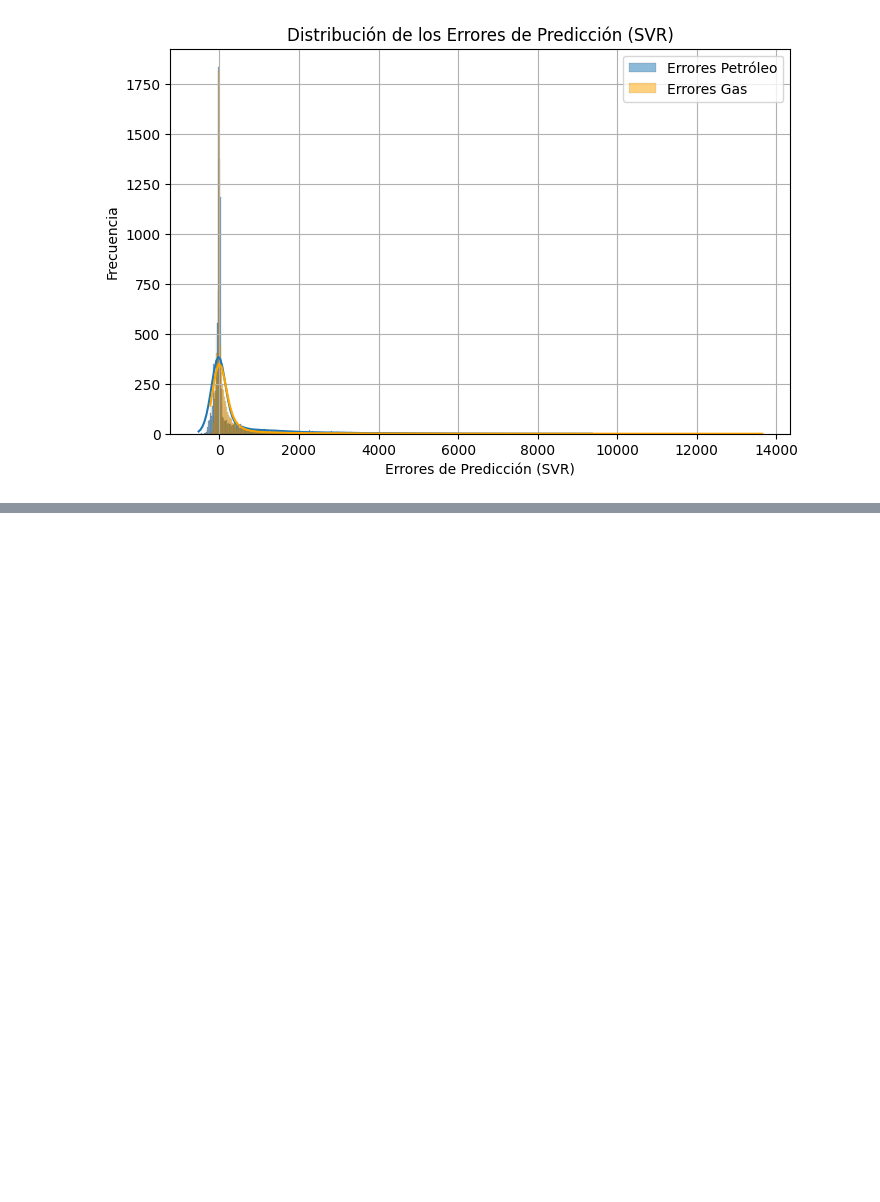
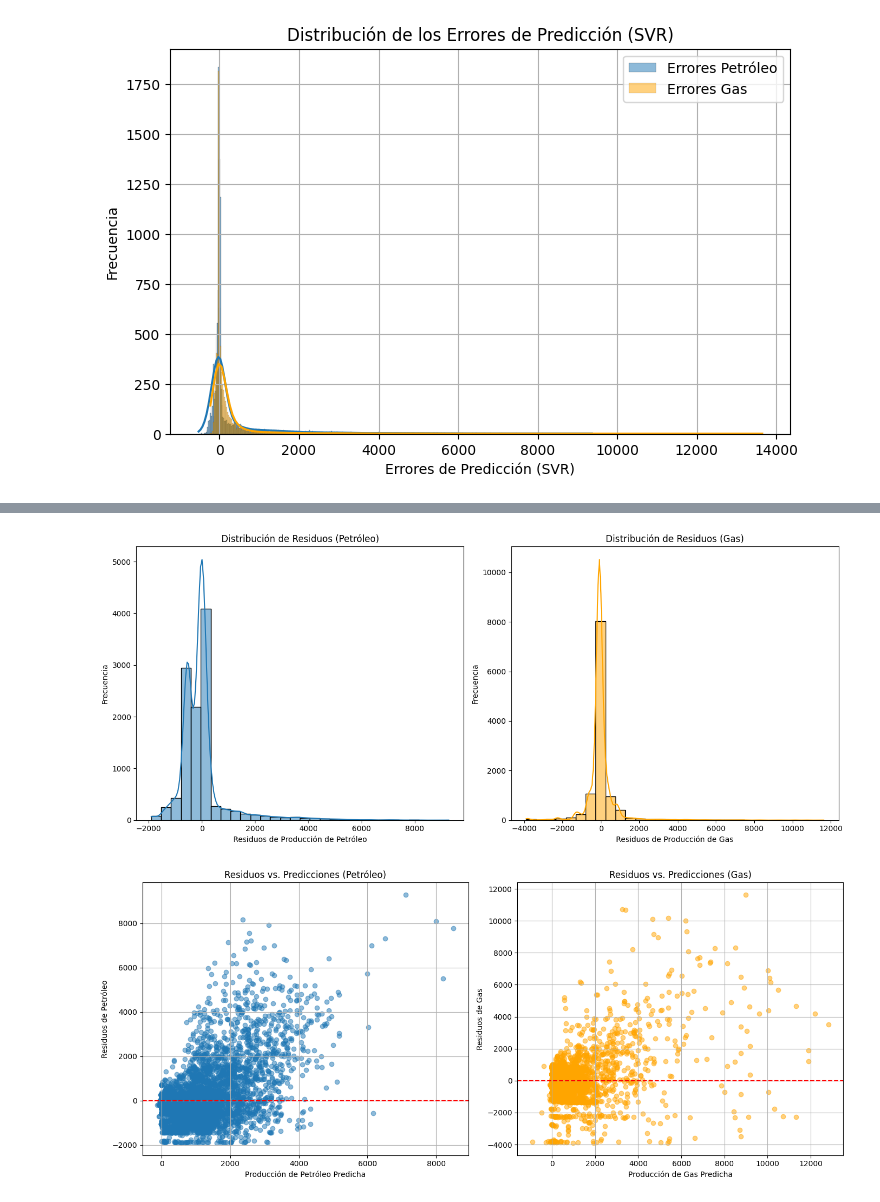
Before and after one commit to antonellafontanetto/Pre-Entrega-3, a Jupyter notebook: Proyecto4x4YPF-con outliers.ipynb, the cells around one changed output, grey strips where cells are left out. Cells and saved outputs as stored; diff of their text form; code cells hidden in the pictures; blank space fills up the shorter version.

```diff
--- a/Proyecto4x4YPF-con outliers.ipynb
+++ b/Proyecto4x4YPF-con outliers.ipynb
@@ -473,0 +520,46 @@ plt.show()
+# %%
+# grafico de produccion de petroleo y gas por separado y de los residuos
+
+import matplotlib.pyplot as plt
+# Visualizar los residuos de la regresión lineal para Petróleo y Gas
+plt.figure(figsize=(14, 6))
+
+plt.subplot(1, 2, 1)
+sns.histplot(residuals_df['Residuos Petroleo'], kde=True, bins=30)
+plt.title('Distribución de Residuos (Petróleo)')
+plt.xlabel('Residuos de Producción de Petróleo')
+plt.ylabel('Frecuencia')
+
+plt.subplot(1, 2, 2)
+sns.histplot(residuals_df['Residuos Gas'], kde=True, bins=30, color='orange')
+plt.title('Distribución de Residuos (Gas)')
+plt.xlabel('Residuos de Producción de Gas')
+plt.ylabel('Frecuencia')
+
+plt.tight_layout()
+plt.show()
+
+# Visualizar los residuos vs. valores predichos para identificar patrones
+plt.figure(figsize=(14, 6))
+
+plt.subplot(1, 2, 1)
+plt.scatter(y_pred[:, 0], residuals_df['Residuos Petroleo'], alpha=0.5)
+plt.axhline(y=0, color='red', linestyle='--')
+plt.xlabel('Producción de Petróleo Predicha')
+plt.ylabel('Residuos de Petróleo')
+plt.title('Residuos vs. Predicciones (Petróleo)')
+plt.grid(True)
+
+plt.subplot(1, 2, 2)
+plt.scatter(y_pred[:, 1], residuals_df['Residuos Gas'], alpha=0.5, color='orange')
+plt.axhline(y=0, color='red', linestyle='--')
+plt.xlabel('Producción de Gas Predicha')
+plt.ylabel('Residuos de Gas')
+plt.title('Residuos vs. Predicciones (Gas)')
+plt.grid(True)
+
+plt.tight_layout()
+plt.show()
+# %% [output]
+[figure, added]
+[figure, added]
```
Also changed, not shown: parts of 10 cells of this notebook.
